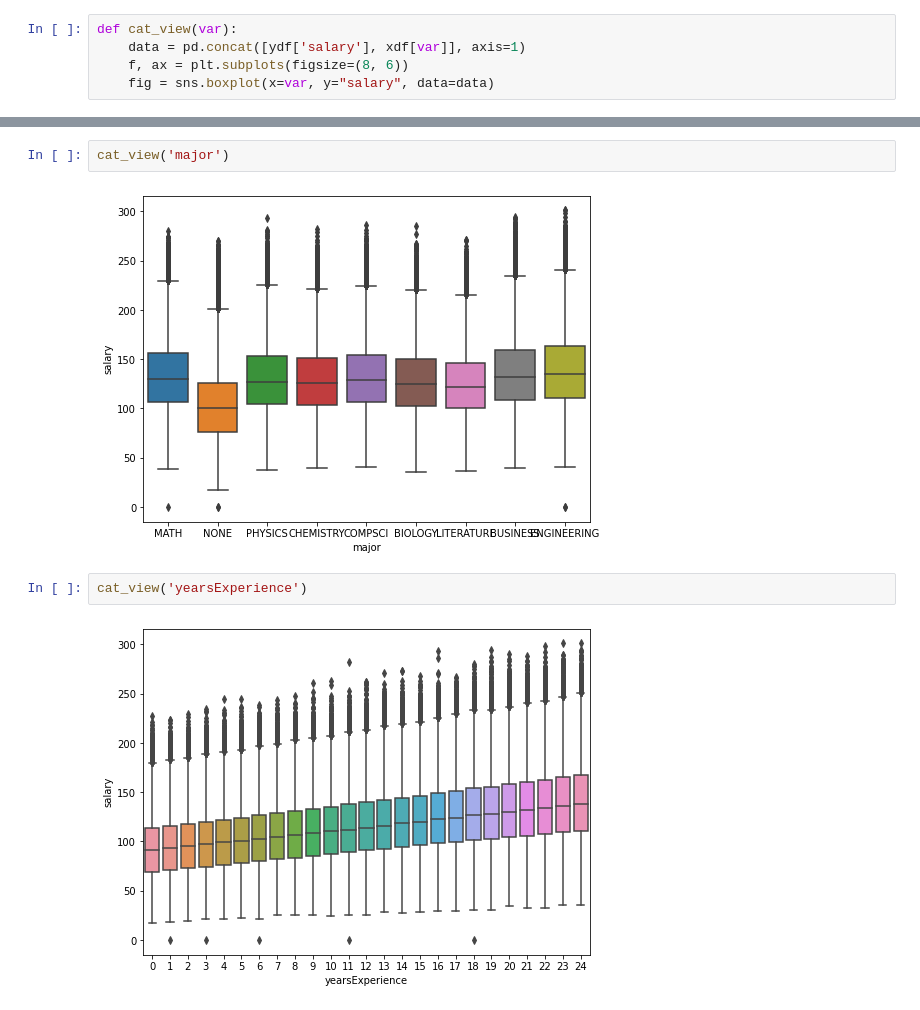
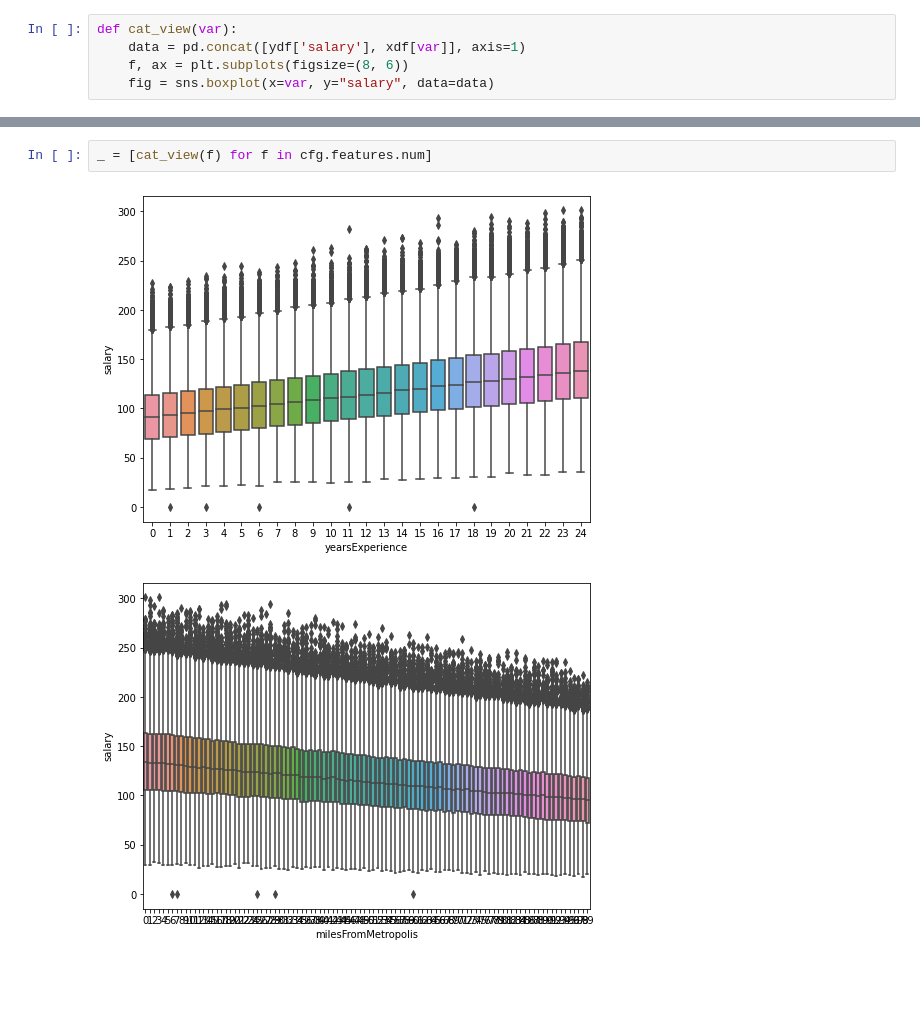
Before and after one commit to JeanMaximilienCadic/indeed-python, a Jupyter notebook: notebook/Indeed.ipynb, the cells around one changed output, grey strips where cells are left out. Drawn from its saved outputs; the diff is of its cells as text; blank space fills up the shorter version.

```diff
--- a/notebook/Indeed.ipynb
+++ b/notebook/Indeed.ipynb
@@ -119,8 +99,5 @@ cat_view('companyId')
-# %%
-cat_view('major')
-# %% [output]
-[figure, removed]
 # %%
-cat_view('yearsExperience')
+_ = [cat_view(f) for f in cfg.features.num]
 # %% [output]
 [figure]
+[figure, added]
```
Also changed, not shown: parts of 9 cells of this notebook, 20 other files.
